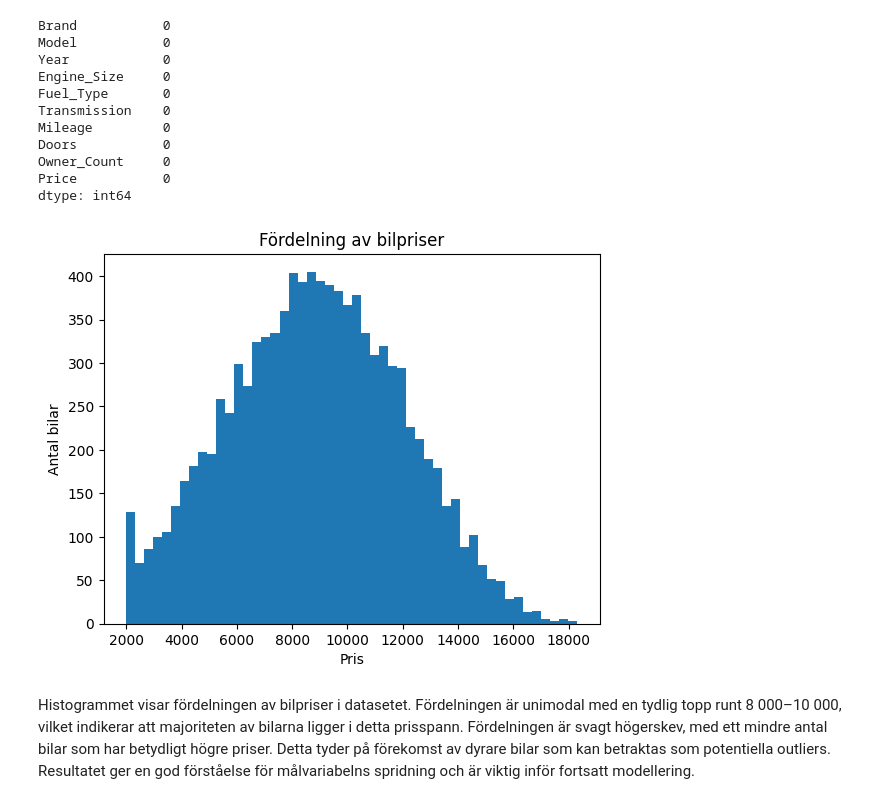
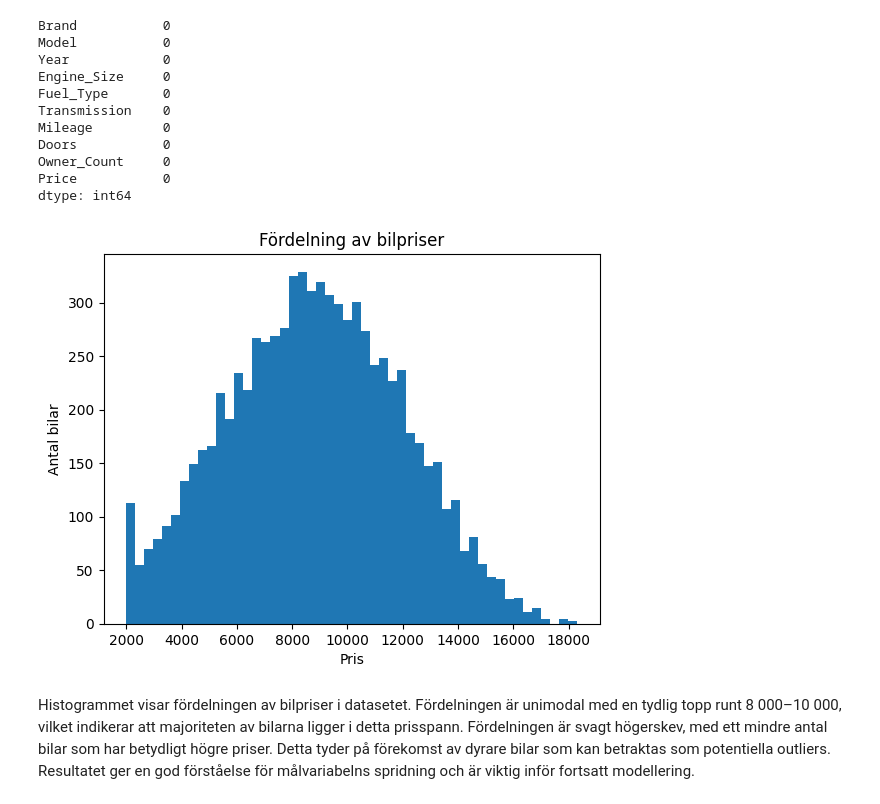
Before and after one commit to Pixelatrix/MachineLearning, a Jupyter notebook: Lillia/Lillia.ipynb, the cells around one changed output. Drawn from its saved outputs; the diff is of its cells as text; code cells hidden in the pictures.

Commit message:
Uppdaterad med split

```diff
--- a/Lillia/Lillia.ipynb
+++ b/Lillia/Lillia.ipynb
@@ -28,3 +30,24 @@ print()
 dtypes: float64(1), int64(5), str(4)
 memory usage: 781.4 KB
 None
+# %%
+# Delar upp i X och y
+X = df.drop("Price", axis=1)
+y = df["Price"]
+
+# Delar upp i (hel)tränings- och 20% testset
+X_train_full, X_test, y_train_full, y_test = train_test_split(
+    X, y, test_size=0.2, random_state=42)
+
+# Delar upp träningsset i 20 % tränings- och 20% valideringsset
+X_train, X_val, y_train, y_val = train_test_split(
+    X_train_full, y_train_full, test_size=0.25, random_state=42)
+
+
+# Skapa en EDA-dataframe
+EDA_train_df = X_train_full.copy()
+EDA_train_df["Price"] = y_train_full
+
+print(EDA_train_df.head()) #visar de första raderna i datan
+print(EDA_train_df.shape)  #kollar storlek på rader och kolumner
+print(EDA_train_df.info()) # kontrollerar kolumner och datatyper
@@ -100,15 +141,15 @@ dtype: int64
 # %%
 # Visualisera data
 
 import matplotlib.pyplot as plt
 
-plt.hist(df['Price'], bins=50)
+plt.hist(EDA_train_df['Price'], bins=50)
 plt.title("Fördelning av bilpriser")
 plt.xlabel("Pris")
 plt.ylabel("Antal bilar")
 plt.show()
 # %% [output]
-[figure, old version]
+[figure, new version]
 # %% [markdown]
 Histogrammet visar fördelningen av bilpriser i datasetet. Fördelningen är unimodal med en tydlig topp runt 8 000–10 000, vilket indikerar att majoriteten av bilarna ligger i detta prisspann. Fördelningen är svagt högerskev, med ett mindre antal bilar som har betydligt högre priser. Detta tyder på förekomst av dyrare bilar som kan betraktas som potentiella outliers. Resultatet ger en god förståelse för målvariabelns spridning och är viktig inför fortsatt modellering.
 # %%
```
Also changed, not shown: parts of 10 cells of this notebook.
